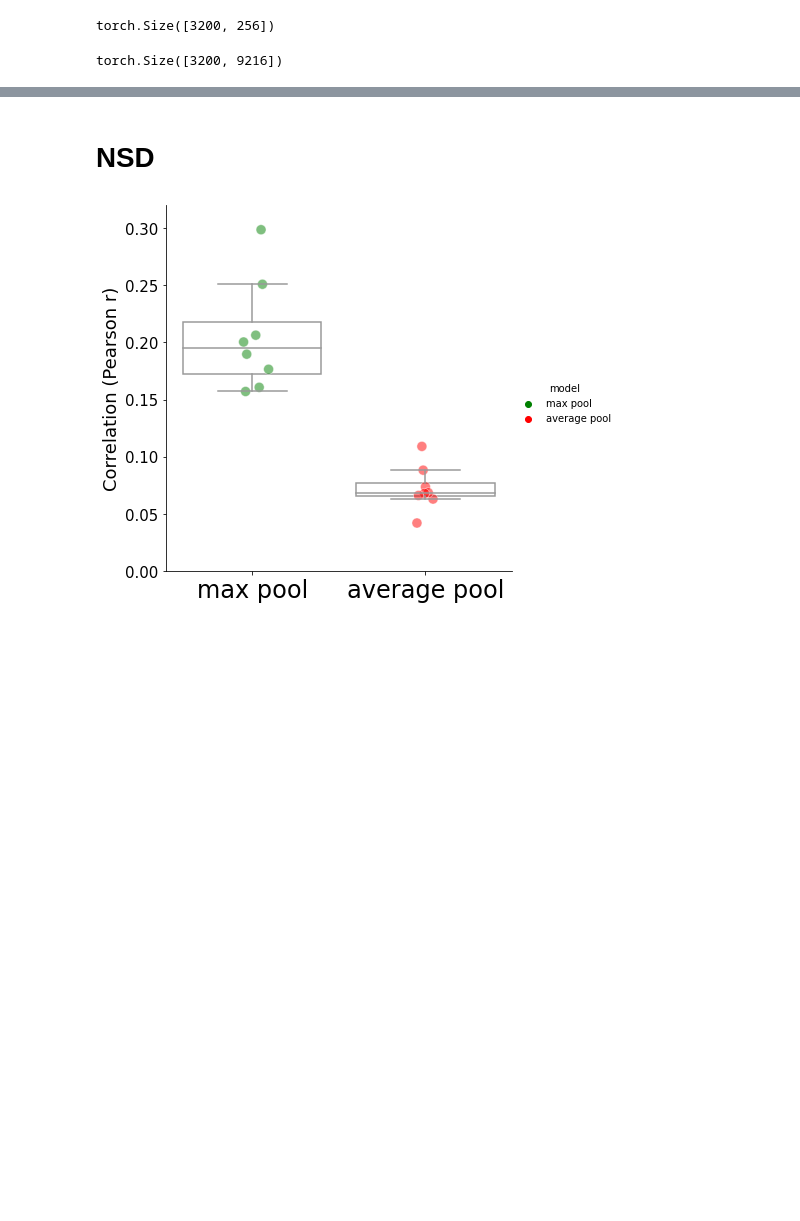
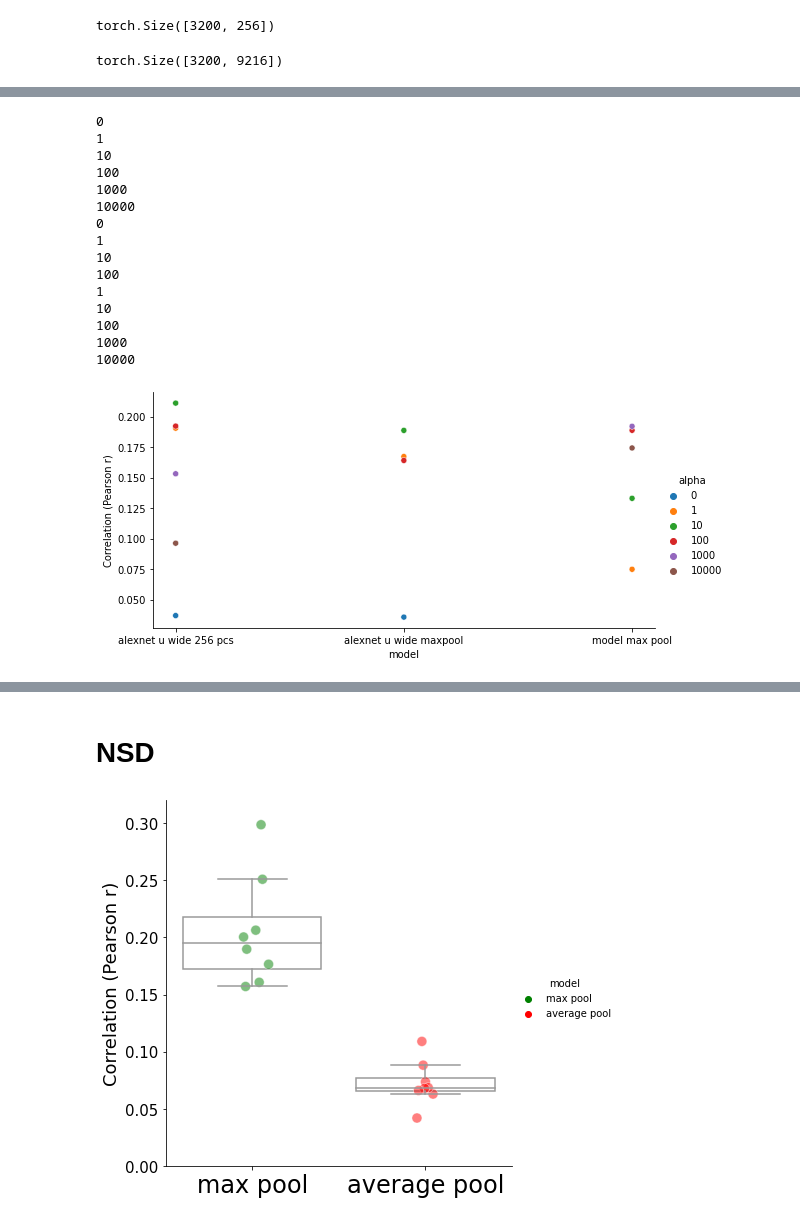
Before and after one commit to akazemian/untrained_models_of_visual_cortex, a Jupyter notebook: plots/plot_encoding_performance.ipynb, the cells around one changed output, grey strips where cells are left out. Drawn from its saved outputs; the diff is of its cells as text; code cells hidden in the pictures; blank space fills up the shorter version.

```diff
--- a/plots/plot_encoding_performance.ipynb
+++ b/plots/plot_encoding_performance.ipynb
@@ -210,0 +259,62 @@ No artists with labels found to put in legend.  Note that artists whose label st
+# %%
+dataset = 'naturalscenes'
+region = 'V4'
+mode = 'train'
+
+data_dict = {
+            'alexnet u wide 256 pcs':{
+                'iden':'alexnet_u_wide',
+                'layers': ['last'],
+                'preprocess':Preprocess(im_size=224).PreprocessRGB,
+                'num_layers':5,
+                'num_features':10000,
+                'pca':True,
+                'num_pca_components':256,
+                'pca_dataset':'nsd',
+                'max_pool':False,
+                'alphas':[0] + [10**i for i in range(5)],
+                },
+
+            'alexnet u wide maxpool':{
+                'iden':'alexnet_u_wide',
+                'layers': ['last'],
+                'preprocess':Preprocess(im_size=224).PreprocessRGB,
+                'num_layers':5,
+                'num_features':10000,
+                'pca':False,
+                'max_pool':True,
+                'alphas':[0] + [10**i for i in range(3)],
+                },
+
+             'model max pool':{
+                'iden':'model',
+                'layers': ['last'],
+                'preprocess':Preprocess(im_size=96).PreprocessGS,
+                'num_layers':3,
+                'num_features':10000,
+                'pca':False,
+                'max_pool':True,
+                'alphas':[10**i for i in range(5)],
+                'name':'alexnet_u_wide_maxpool'
+                },
+    }
+
+
+plot_data_means(data_dict, dataset, region, mode, file_name='alexnet wide untrained',show_legend=False)
+# %% [output]
+0
+1
+10
+100
+1000
+10000
+0
+1
+10
+100
+1
+10
+100
+1000
+10000
+[figure, added]
```
Also changed, not shown: parts of 7 cells of this notebook, 15 other files.
